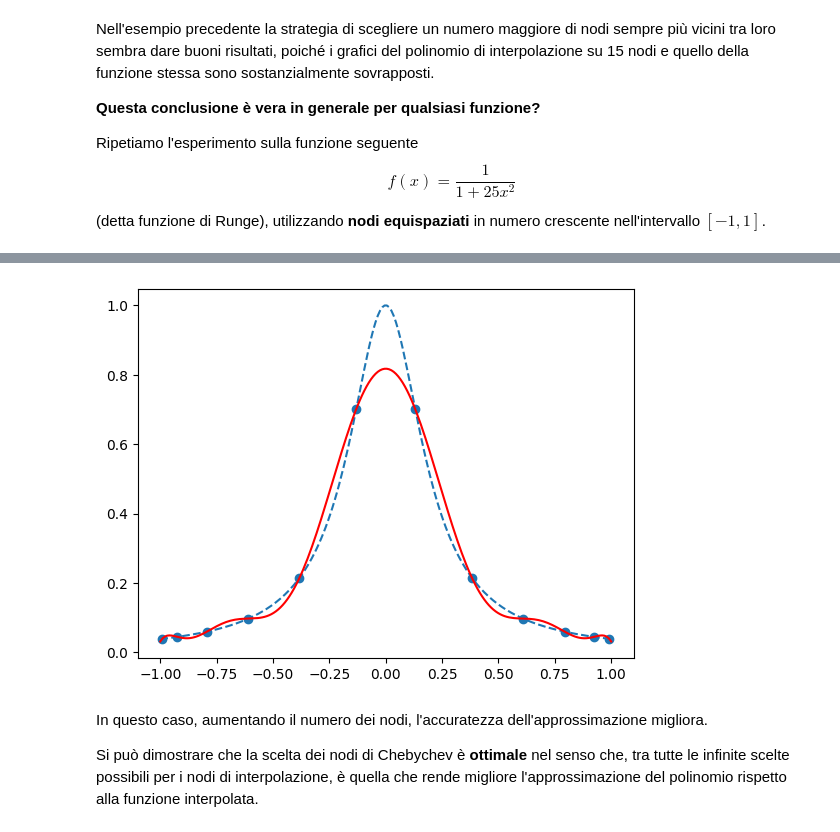
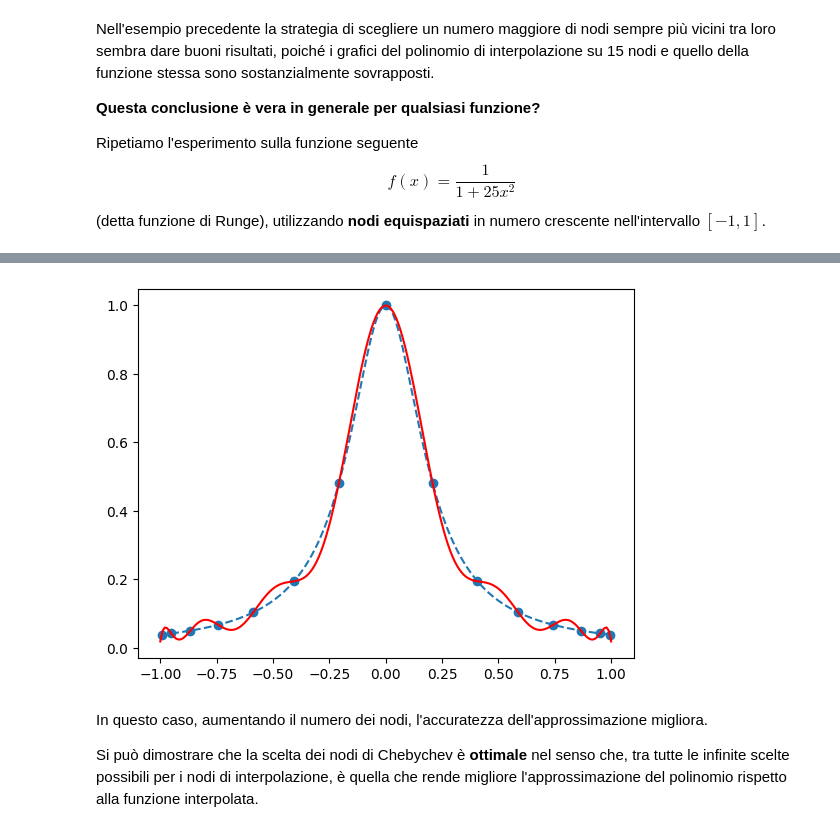
Before and after one commit to Tremors3/uni-calc-num, a Jupyter notebook: materiale/argomenti/04-equazioni-nonlineari/laboratorio/07c-Interpolazione_di_funzioni_linked.ipynb, the cells around one changed output, grey strips where cells are left out. Drawn from its saved outputs; the diff is of its cells as text; code cells hidden in the pictures.

```diff
--- a/materiale/argomenti/04-equazioni-nonlineari/laboratorio/07c-Interpolazione_di_funzioni_linked.ipynb
+++ b/materiale/argomenti/04-equazioni-nonlineari/laboratorio/07c-Interpolazione_di_funzioni_linked.ipynb
@@ -182,7 +182,7 @@ f = lambda x: 1 / (1. + 25 * x**2)
 # =======================
 
 # Numero di punti (prova a variare da 5 a 15 o più)
-n = 5
+n = 21
 
 # Nodi equispaziati nell'intervallo [-1, 1]
 x = np.linspace(-1, 1, num=n)
@@ -288,21 +306,21 @@ $$x_i = \cos\left(\frac{(2i+1)\pi}{2(n+1)} \right),\ \ i=0,\dots,n $$
 Ripetiamo l'esperimento con la funzione di Runge e nodi di Chebychev.
 # %%
 f = lambda x: 1/(1.+25*x**2)
-n = 11
+n = 14  # grado del polinomio
 x = np.cos((2*np.arange(n+1)+1)*np.pi/2/(n+1)) #nodi di Chebychev
 y = f(x)
 plt.scatter(x,y)
 b = np.polyfit(x,y,x.size-1) #coefficienti del polinomio
 
 #Creazione dei grafici
 xx = np.linspace(-1,1,num=200)
 yy = f(xx)
 zz = np.polyval(b,xx)
 plt.plot(xx,yy,'--')
 plt.plot(xx,zz,'-r')
 plt.show()
 # %% [output]
-[figure, old version]
+[figure, new version]
 # %% [markdown]
 In questo caso, aumentando il numero dei nodi, l'accuratezza dell'approssimazione migliora.
 
```
Also changed, not shown: parts of 4 cells of this notebook, 1 other file.
